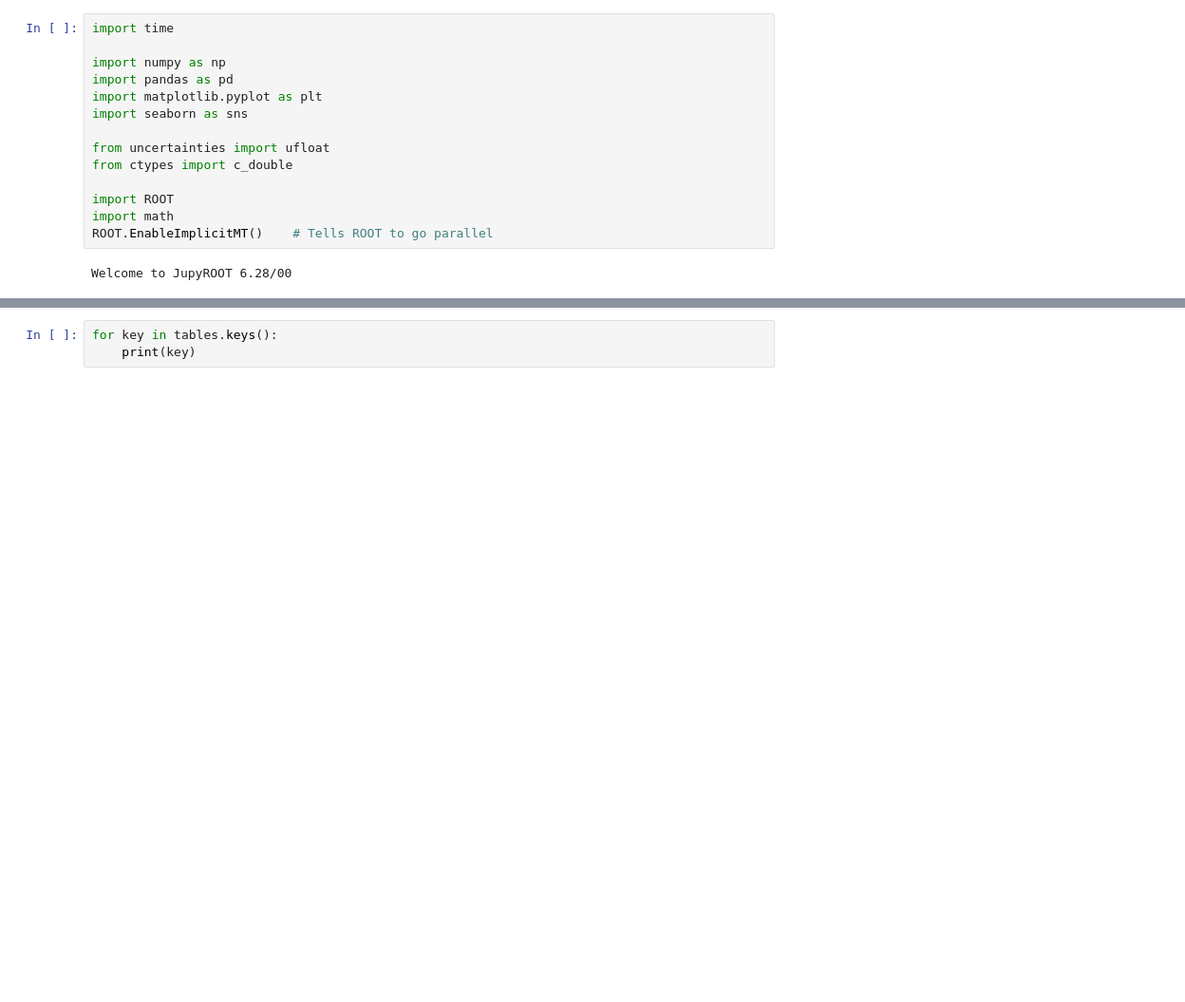
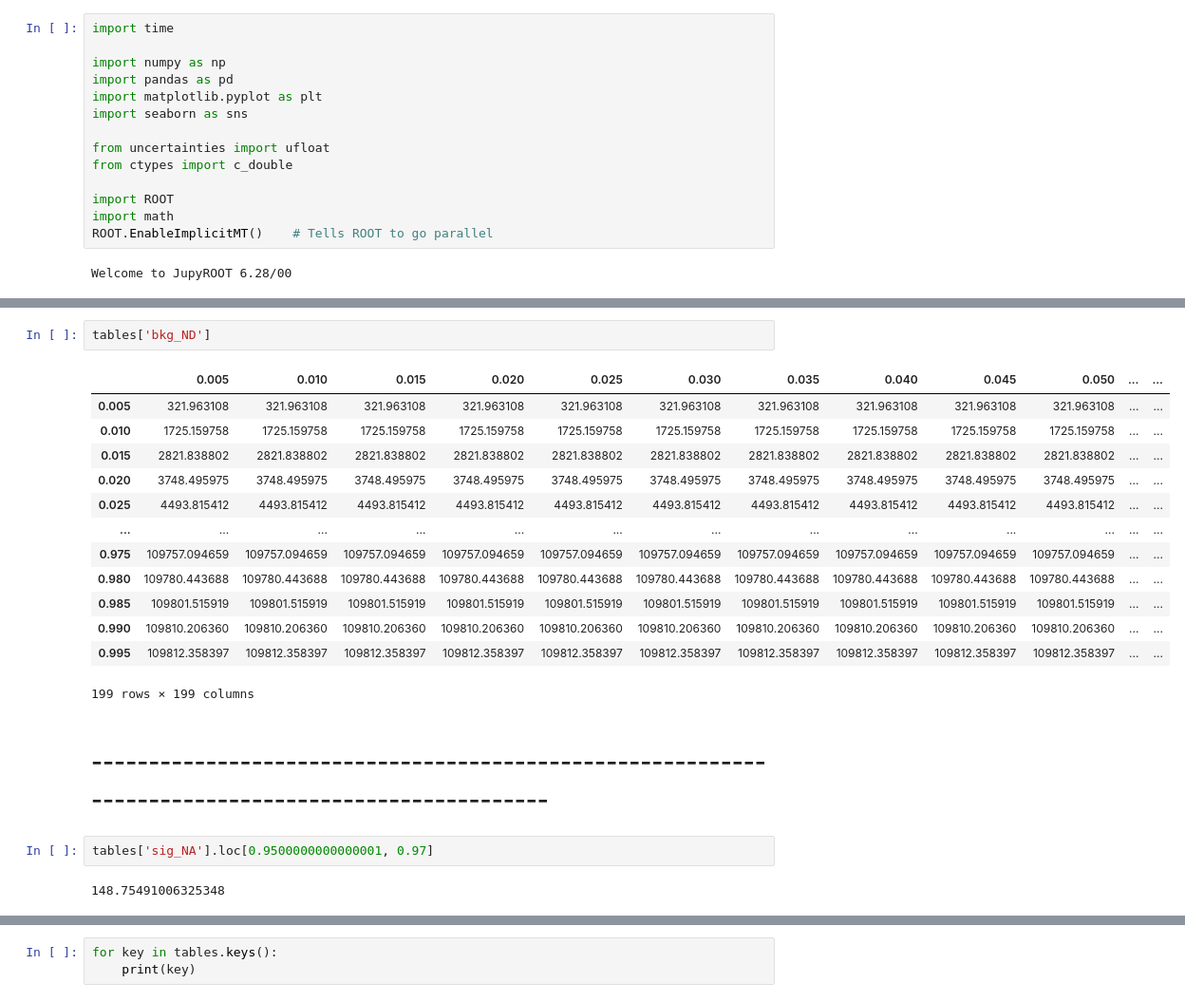
Before and after one commit to HephyAnalysisSW/SoftDisplacedVertices, a Jupyter notebook: Plotter/testK/notebooks/significance/significanceTable_gridsearch_disco.ipynb, the cells around one changed output, grey strips where cells are left out. Shown at 95% size. Drawn from its saved outputs; the diff is of its cells as text; blank space fills up the shorter version.

```diff
--- a/Plotter/testK/notebooks/significance/significanceTable_gridsearch_disco.ipynb
+++ b/Plotter/testK/notebooks/significance/significanceTable_gridsearch_disco.ipynb
@@ -254,0 +369,22 @@ tables = makeTables(
+# %%
+tables['bkg_ND']
+# %% [output]
+|  | 0.005 | 0.010 | 0.015 | 0.020 | 0.025 | 0.030 | 0.035 | 0.040 | 0.045 | 0.050 | ... | ... |
+| 0.005 | 321.963108 | 321.963108 | 321.963108 | 321.963108 | 321.963108 | 321.963108 | 321.963108 | 321.963108 | 321.963108 | 321.963108 | ... | ... |
+| 0.010 | 1725.159758 | 1725.159758 | 1725.159758 | 1725.159758 | 1725.159758 | 1725.159758 | 1725.159758 | 1725.159758 | 1725.159758 | 1725.159758 | ... | ... |
+| 0.015 | 2821.838802 | 2821.838802 | 2821.838802 | 2821.838802 | 2821.838802 | 2821.838802 | 2821.838802 | 2821.838802 | 2821.838802 | 2821.838802 | ... | ... |
+| 0.020 | 3748.495975 | 3748.495975 | 3748.495975 | 3748.495975 | 3748.495975 | 3748.495975 | 3748.495975 | 3748.495975 | 3748.495975 | 3748.495975 | ... | ... |
+| 0.025 | 4493.815412 | 4493.815412 | 4493.815412 | 4493.815412 | 4493.815412 | 4493.815412 | 4493.815412 | 4493.815412 | 4493.815412 | 4493.815412 | ... | ... |
+| ... | ... | ... | ... | ... | ... | ... | ... | ... | ... | ... | ... | ... |
+| 0.975 | 109757.094659 | 109757.094659 | 109757.094659 | 109757.094659 | 109757.094659 | 109757.094659 | 109757.094659 | 109757.094659 | 109757.094659 | 109757.094659 | ... | ... |
+| 0.980 | 109780.443688 | 109780.443688 | 109780.443688 | 109780.443688 | 109780.443688 | 109780.443688 | 109780.443688 | 109780.443688 | 109780.443688 | 109780.443688 | ... | ... |
+| 0.985 | 109801.515919 | 109801.515919 | 109801.515919 | 109801.515919 | 109801.515919 | 109801.515919 | 109801.515919 | 109801.515919 | 109801.515919 | 109801.515919 | ... | ... |
+| 0.990 | 109810.206360 | 109810.206360 | 109810.206360 | 109810.206360 | 109810.206360 | 109810.206360 | 109810.206360 | 109810.206360 | 109810.206360 | 109810.206360 | ... | ... |
+| 0.995 | 109812.358397 | 109812.358397 | 109812.358397 | 109812.358397 | 109812.358397 | 109812.358397 | 109812.358397 | 109812.358397 | 109812.358397 | 109812.358397 | ... | ... |
+199 rows × 199 columns
+# %% [markdown]
+# ---------------------------------------------------------------------------------------------------
+# %%
+tables['sig_NA'].loc[0.9500000000000001, 0.97]
+# %% [output]
+148.75491006325348
```
Also changed, not shown: parts of 32 cells of this notebook, 27 other files.
